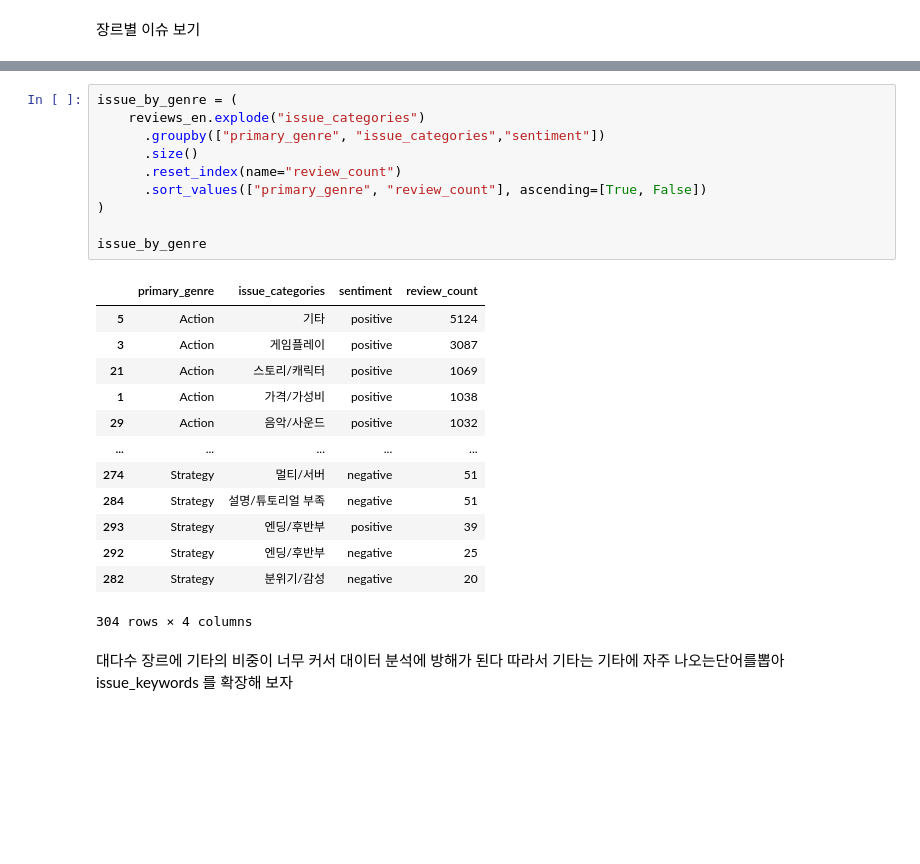
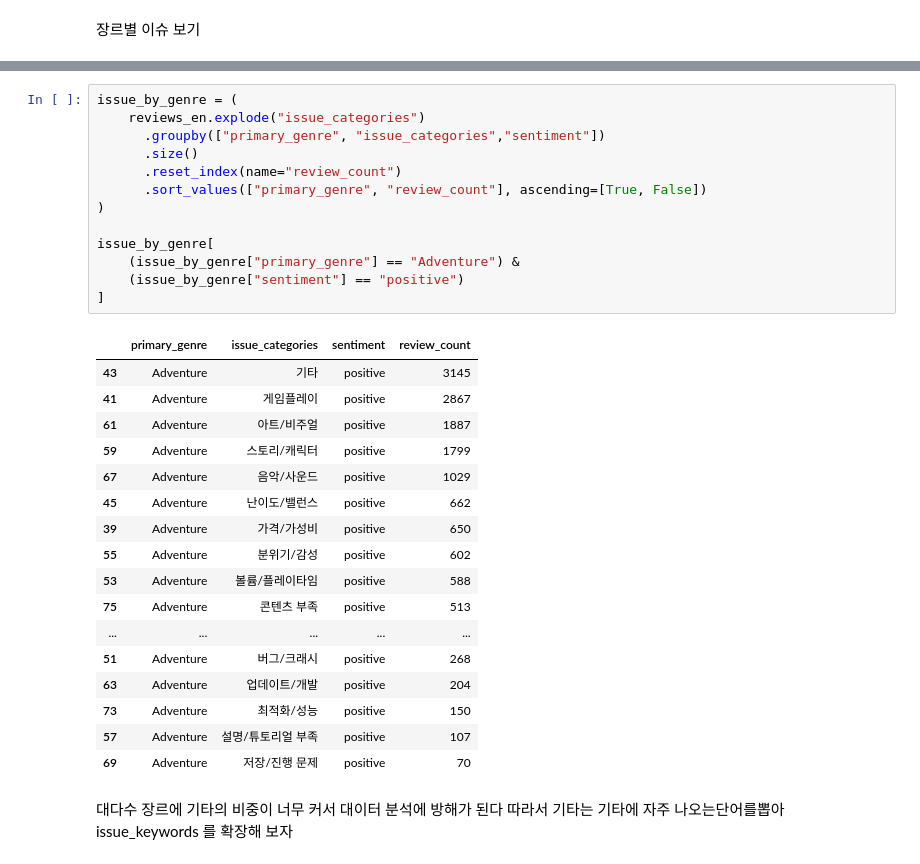
Before and after one commit to jinnyjinnyjinjin/steam-indie-game-analysis, a Jupyter notebook: src/notebooks/js/main_analysis/review.ipynb, the cells around one changed output, grey strips where cells are left out. Drawn from its saved outputs; the diff is of its cells as text; blank space fills up the shorter version.

```diff
--- a/src/notebooks/js/main_analysis/review.ipynb
+++ b/src/notebooks/js/main_analysis/review.ipynb
@@ -948,27 +961,34 @@ issue_by_sentiment
 # %%
 issue_by_genre = (
     reviews_en.explode("issue_categories")
       .groupby(["primary_genre", "issue_categories","sentiment"])
       .size()
       .reset_index(name="review_count")
       .sort_values(["primary_genre", "review_count"], ascending=[True, False])
 )
 
-issue_by_genre
+issue_by_genre[
+    (issue_by_genre["primary_genre"] == "Adventure") &
+    (issue_by_genre["sentiment"] == "positive")
+]
 # %% [output]
 |  | primary_genre | issue_categories | sentiment | review_count |
-| 5 | Action | 기타 | positive | 5124 |
-| 3 | Action | 게임플레이 | positive | 3087 |
-| 21 | Action | 스토리/캐릭터 | positive | 1069 |
-| 1 | Action | 가격/가성비 | positive | 1038 |
-| 29 | Action | 음악/사운드 | positive | 1032 |
+| 43 | Adventure | 기타 | positive | 3145 |
+| 41 | Adventure | 게임플레이 | positive | 2867 |
+| 61 | Adventure | 아트/비주얼 | positive | 1887 |
+| 59 | Adventure | 스토리/캐릭터 | positive | 1799 |
+| 67 | Adventure | 음악/사운드 | positive | 1029 |
+| 45 | Adventure | 난이도/밸런스 | positive | 662 |
+| 39 | Adventure | 가격/가성비 | positive | 650 |
+| 55 | Adventure | 분위기/감성 | positive | 602 |
+| 53 | Adventure | 볼륨/플레이타임 | positive | 588 |
+| 75 | Adventure | 콘텐츠 부족 | positive | 513 |
 | ... | ... | ... | ... | ... |
-| 274 | Strategy | 멀티/서버 | negative | 51 |
-| 284 | Strategy | 설명/튜토리얼 부족 | negative | 51 |
-| 293 | Strategy | 엔딩/후반부 | positive | 39 |
-| 292 | Strategy | 엔딩/후반부 | negative | 25 |
-| 282 | Strategy | 분위기/감성 | negative | 20 |
+| 51 | Adventure | 버그/크래시 | positive | 268 |
+| 63 | Adventure | 업데이트/개발 | positive | 204 |
+| 73 | Adventure | 최적화/성능 | positive | 150 |
+| 57 | Adventure | 설명/튜토리얼 부족 | positive | 107 |
+| 69 | Adventure | 저장/진행 문제 | positive | 70 |
-304 rows × 4 columns
 # %% [markdown]
 대다수 장르에 기타의 비중이 너무 커서 대이터 분석에 방해가 된다
 따라서 기타는 기타에 자주 나오는단어를뽑아 issue_keywords 를 확장해 보자
```
Also changed, not shown: parts of 4 cells of this notebook.
